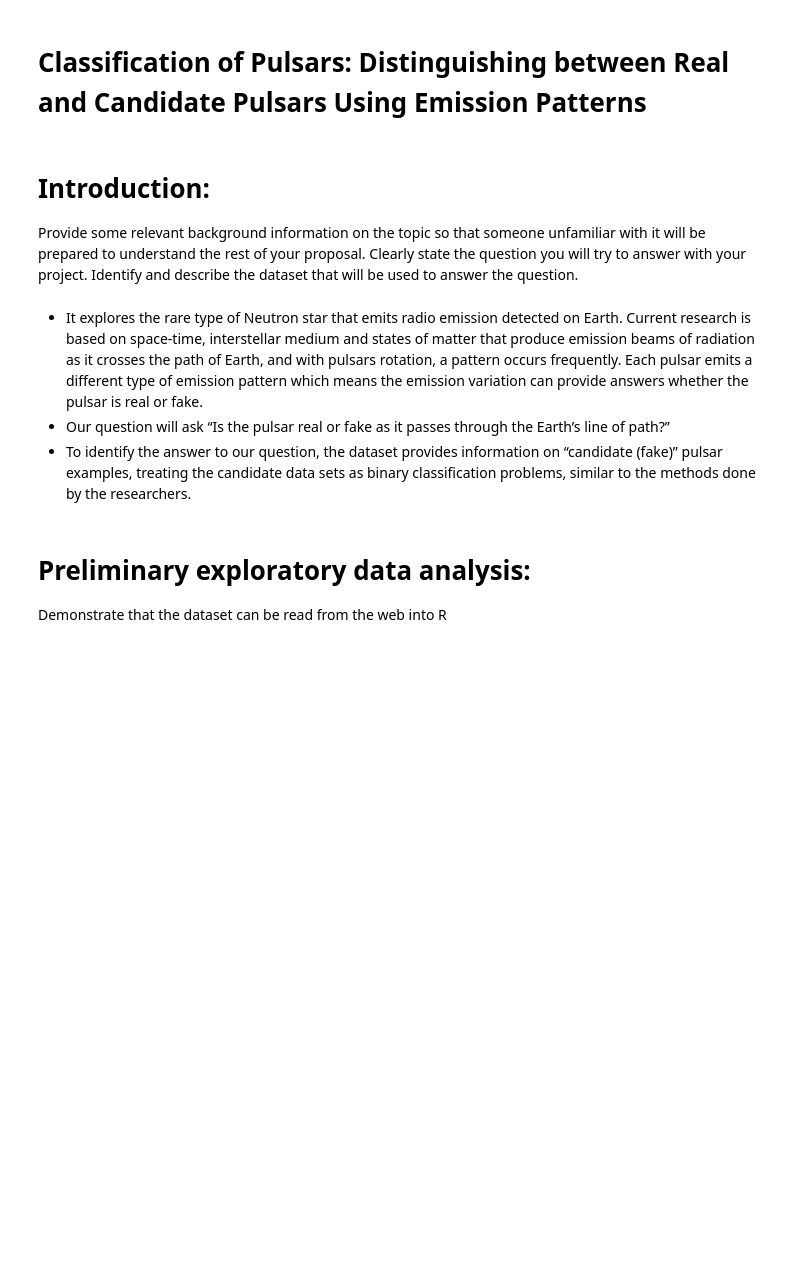
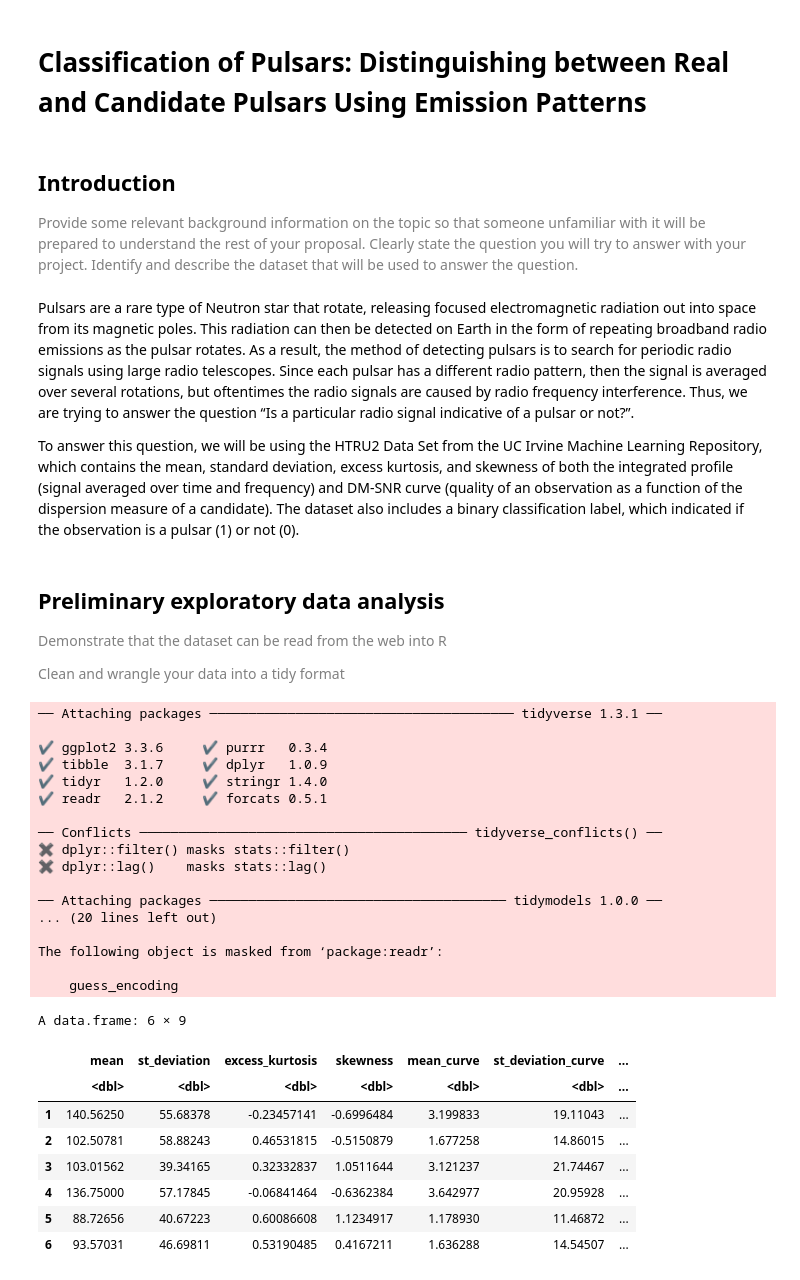
Before and after one commit to jupyter-coder/dsci-100-2022w2-group024-section005, a Jupyter notebook: Proposal/Project_Proposal.ipynb, the cells around one changed output. Saved outputs shown, nothing was run; the diff lists cells and outputs as text; code cells hidden in the pictures; blank space fills up the shorter version.

```diff
--- a/Proposal/Project_Proposal.ipynb
+++ b/Proposal/Project_Proposal.ipynb
@@ -1,27 +1,63 @@
 # %% [markdown]
 # Classification of Pulsars: Distinguishing between Real and Candidate Pulsars Using Emission Patterns #
 # %% [markdown]
-# Introduction:
-Provide some relevant background information on the topic so that someone unfamiliar with it will be prepared to understand the rest of your proposal.
+## Introduction
+<font color=grey>Provide some relevant background information on the topic so that someone unfamiliar with it will be prepared to understand the rest of your proposal.
 Clearly state the question you will try to answer with your project.
 Identify and describe the dataset that will be used to answer the question.
 # %% [markdown]
-- It explores the rare type of Neutron star that emits radio emission detected on Earth. Current research is based on space-time, interstellar medium and states of matter that produce emission beams of radiation as it crosses the path of Earth, and with pulsars rotation, a pattern occurs frequently. Each pulsar  emits a different type of emission pattern which means the emission variation can provide answers whether the pulsar is real or fake.
-- Our question will ask “Is the pulsar real or fake as it passes through the Earth’s line of path?”
-- To identify the answer to our question, the dataset provides information on “candidate (fake)” pulsar examples, treating the candidate data sets as binary classification problems, similar to the methods done by the researchers.
+Pulsars are a rare type of Neutron star that rotate, releasing focused electromagnetic radiation out into space from its magnetic poles. This radiation can then be detected on Earth in the form of repeating broadband radio emissions as the pulsar rotates. As a result, the method of detecting pulsars is to search for periodic radio signals using large radio telescopes. Since each pulsar has a different radio pattern, then the signal is averaged over several rotations, but oftentimes the radio signals are caused by radio frequency interference. Thus, we are trying to answer the question “Is a particular radio signal indicative of a pulsar or not?”.
+
+To answer this question, we will be using the HTRU2 Data Set from the UC Irvine Machine Learning Repository, which contains the mean, standard deviation, excess kurtosis, and skewness of both the integrated profile (signal averaged over time and frequency) and DM-SNR curve (quality of an observation as a function of the dispersion measure of a candidate). The dataset also includes a binary classification label, which indicated if the observation is a pulsar (1) or not (0).
 # %% [markdown]
-# Preliminary exploratory data analysis:
-Demonstrate that the dataset can be read from the web into R
+## Preliminary exploratory data analysis
+<font color=grey>Demonstrate that the dataset can be read from the web into R
+
+<font color=grey>Clean and wrangle your data into a tidy format
 # %%
+library(tidyverse)    #The required R packages
+library(tidymodels)
+library(rvest)
+set.seed(1)           #Setting the seed
+
+url <- "https://archive.ics.uci.edu/ml/machine-learning-databases/00372/HTRU2.zip"
 temp <- tempfile()
-download.file("https://archive.ics.uci.edu/ml/machine-learning-databases/00372/HTRU2.zip",temp)
+download.file(url,temp)                                            #Loads the zipfile into the tempfile
 
-data <- read.table(unz(temp, "HTRU_2.arff"), skip = 11) |>
-        separate(col = "V1",
-                 into = c("mean", "st_deviation", "excess_kurtosis", "skewness", "mean_curve", "st_deviation_curve", "excess_kurtosis_curve", "skewness_curve", "class"),
-                 sep = ',',
-                 convert = TRUE)
-unlink(temp)
-
-data
+pulsar_data <- read.table(unz(temp, "HTRU_2.arff"), skip = 11) |>  #Unzips the zipfile and extracts the dataset
+               separate(col = "V1",                                #Tidies the data to have the correct number and names of columns
+                        into = c("mean", "st_deviation", "excess_kurtosis", "skewness",
+                          "mean_curve", "st_deviation_curve", "excess_kurtosis_curve", "skewness_curve", "class"),
+                        sep = ',',
+                        convert = TRUE) |>
+              mutate(class = as_factor(class))
+unlink(temp)                                                       #Deletes the temporary zipfile
+head(pulsar_data)
+# %% [output]
+── Attaching packages ─────────────────────────────────────── tidyverse 1.3.1 ──
+
+✔ ggplot2 3.3.6     ✔ purrr   0.3.4
+✔ tibble  3.1.7     ✔ dplyr   1.0.9
+✔ tidyr   1.2.0     ✔ stringr 1.4.0
+✔ readr   2.1.2     ✔ forcats 0.5.1
+
+── Conflicts ────────────────────────────────────────── tidyverse_conflicts() ──
+✖ dplyr::filter() masks stats::filter()
+✖ dplyr::lag()    masks stats::lag()
+
+── Attaching packages ────────────────────────────────────── tidymodels 1.0.0 ──
+... (20 lines left out)
+
+The following object is masked from ‘package:readr’:
+
+    guess_encoding
+A data.frame: 6 × 9
+|  | mean | st_deviation | excess_kurtosis | skewness | mean_curve | st_deviation_curve | ... |
+|  | <dbl> | <dbl> | <dbl> | <dbl> | <dbl> | <dbl> | ... |
+| 1 | 140.56250 | 55.68378 | -0.23457141 | -0.6996484 | 3.199833 | 19.11043 | ... |
+| 2 | 102.50781 | 58.88243 | 0.46531815 | -0.5150879 | 1.677258 | 14.86015 | ... |
+| 3 | 103.01562 | 39.34165 | 0.32332837 | 1.0511644 | 3.121237 | 21.74467 | ... |
+| 4 | 136.75000 | 57.17845 | -0.06841464 | -0.6362384 | 3.642977 | 20.95928 | ... |
+| 5 | 88.72656 | 40.67223 | 0.60086608 | 1.1234917 | 1.178930 | 11.46872 | ... |
+| 6 | 93.57031 | 46.69811 | 0.53190485 | 0.4167211 | 1.636288 | 14.54507 | ... |
 # %% [markdown]
```
Also changed, not shown: parts of 16 cells of this notebook.
